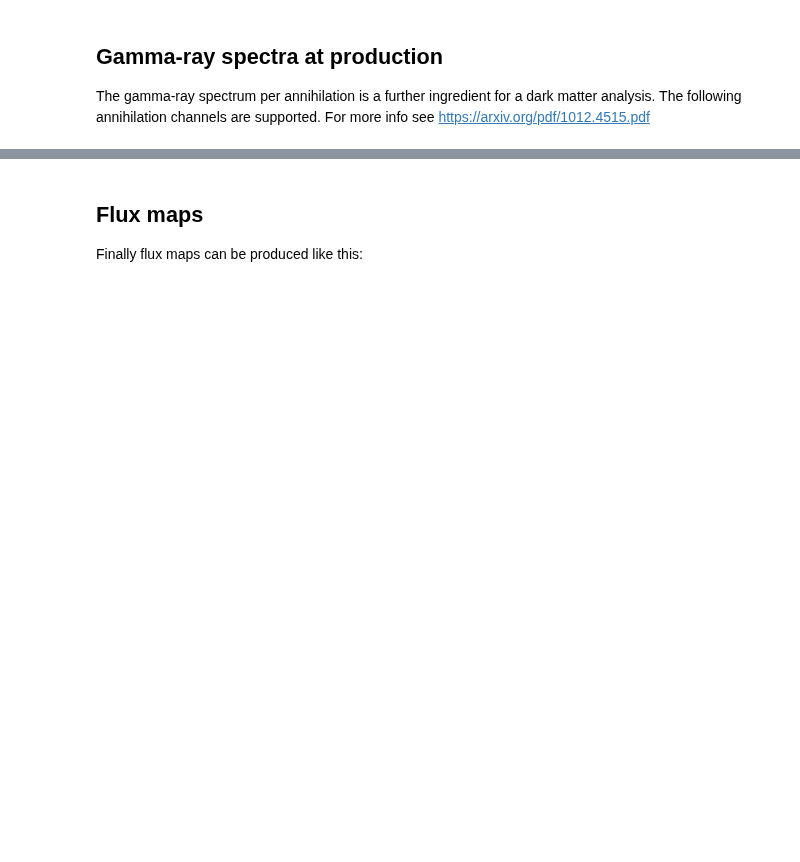
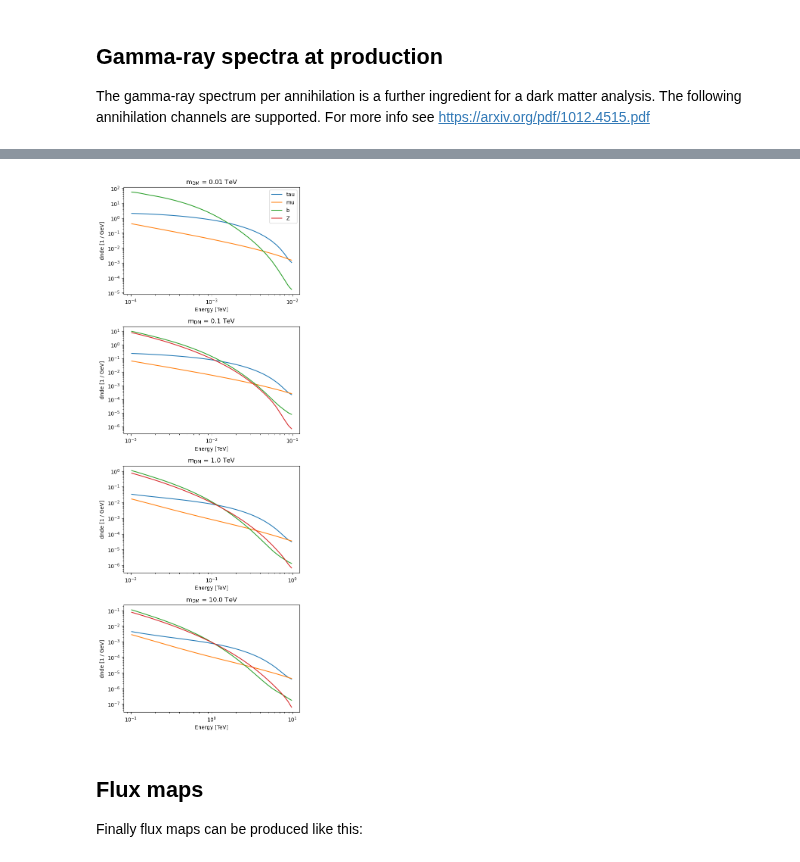
Before and after one commit to gammapy/gammapy-recipes, a Jupyter notebook: recipes/dark-matter-utilities/astro_dark_matter.ipynb, the cells around one changed output, grey strips where cells are left out. Drawn from its saved outputs; the diff is of its cells as text; code cells hidden in the pictures; blank space fills up the shorter version.

```diff
--- a/recipes/dark-matter-utilities/astro_dark_matter.ipynb
+++ b/recipes/dark-matter-utilities/astro_dark_matter.ipynb
@@ -96,24 +113,26 @@ print(fluxes.allowed_channels)
 # %%
-fig, axes = plt.subplots(4, 1, figsize=(6, 16))
+fig, axes = plt.subplots(4, 1, figsize=(6, 18))
 mDMs = [0.01, 0.1, 1, 10] * u.TeV
 
 for mDM, ax in zip(mDMs, axes):
     fluxes.mDM = mDM
     ax.set_title(rf"m$_{{\mathrm{{DM}}}}$ = {mDM}")
     ax.set_yscale("log")
     ax.set_ylabel("dN/dE")
+    ax.yaxis.set_units(u.Unit("GeV-1"))
 
     for channel in ["tau", "mu", "b", "Z"]:
         fluxes.channel = channel
         fluxes.table_model.plot(
-            energy_range=[mDM / 100, mDM],
+            energy_bounds=[mDM / 100, mDM],
             ax=ax,
             label=channel,
-            flux_unit="1/GeV",
         )
 
 axes[0].legend()
-plt.subplots_adjust(hspace=0.5)
+plt.subplots_adjust(hspace=0.3)
+# %% [output]
+[figure, added]
 # %% [markdown]
 ## Flux maps
 
```
Also changed, not shown: parts of 6 cells of this notebook, 5 other files.
